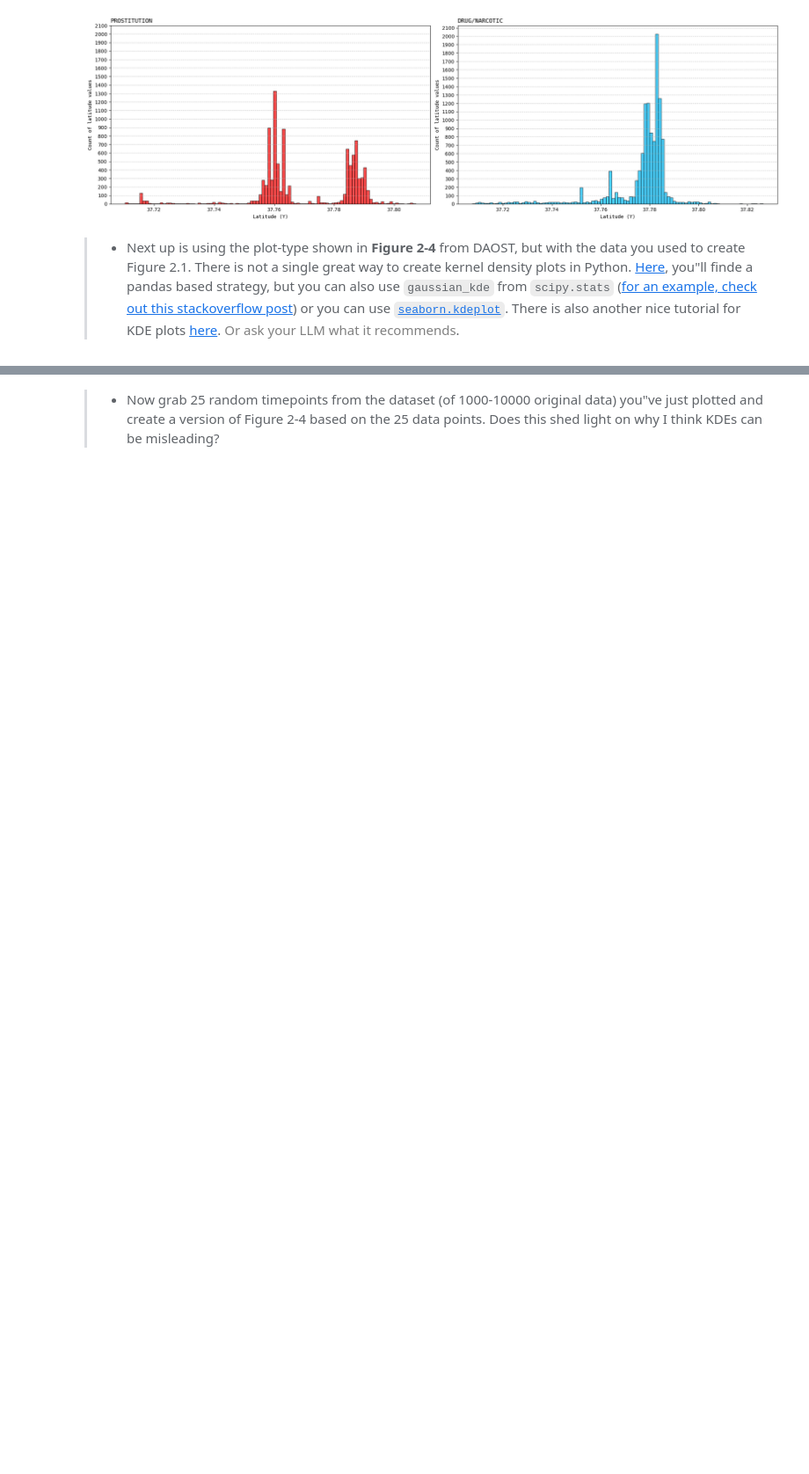
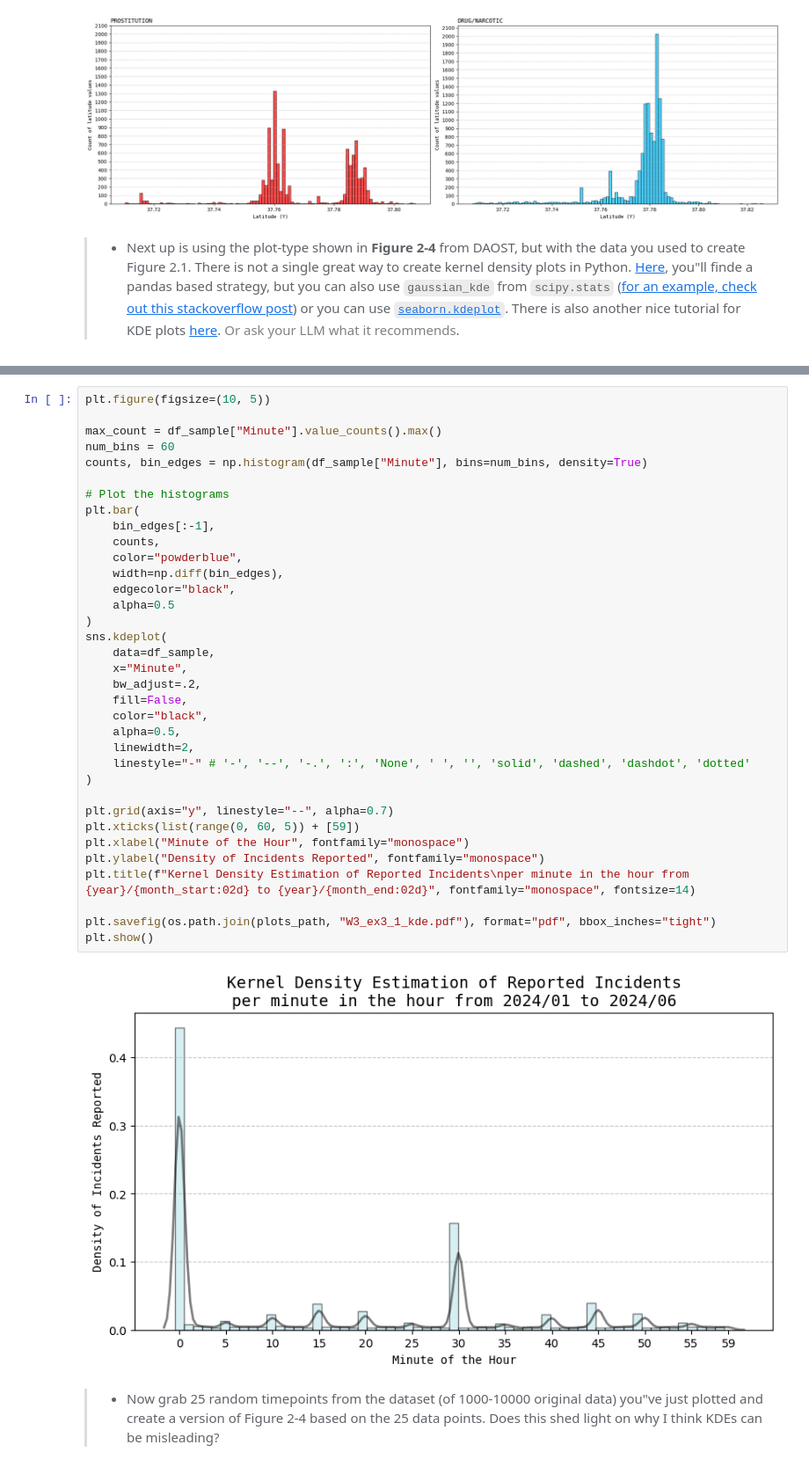
Before and after one commit to AleksandarLukic96/02806_Social_Data, a Jupyter notebook: notebooks/W3_Alek.ipynb, the cells around one changed output, grey strips where cells are left out. Shown at 88% size. Drawn from its saved outputs; the diff is of its cells as text; blank space fills up the shorter version.

```diff
--- a/notebooks/W3_Alek.ipynb
+++ b/notebooks/W3_Alek.ipynb
@@ -325,2 +325,39 @@ sns.kdeplot(data=df_minute, x="Count", bw_adjust=.2)
+# %%
+plt.figure(figsize=(10, 5))
+
+max_count = df_sample["Minute"].value_counts().max()
+num_bins = 60
+counts, bin_edges = np.histogram(df_sample["Minute"], bins=num_bins, density=True)
+
+# Plot the histograms
+plt.bar(
+    bin_edges[:-1],
+    counts,
+    color="powderblue",
+    width=np.diff(bin_edges),
+    edgecolor="black",
+    alpha=0.5
+)
+sns.kdeplot(
+    data=df_sample,
+    x="Minute",
+    bw_adjust=.2,
+    fill=False,
+    color="black",
+    alpha=0.5,
+    linewidth=2,
+    linestyle="-" # '-', '--', '-.', ':', 'None', ' ', '', 'solid', 'dashed', 'dashdot', 'dotted'
+)
+
+plt.grid(axis="y", linestyle="--", alpha=0.7)
+plt.xticks(list(range(0, 60, 5)) + [59])
+plt.xlabel("Minute of the Hour", fontfamily="monospace")
+plt.ylabel("Density of Incidents Reported", fontfamily="monospace")
+plt.title(f"Kernel Density Estimation of Reported Incidents\nper minute in the hour from {year}/{month_start:02d} to {year}/{month_end:02d}", fontfamily="monospace", fontsize=14)
+
+plt.savefig(os.path.join(plots_path, "W3_ex3_1_kde.pdf"), format="pdf", bbox_inches="tight")
+plt.show()
+# %% [output]
+[figure, added]
 # %% [markdown]
 > * Now grab 25 random timepoints from the dataset (of 1000-10000 original data) you"ve just plotted and create a version of Figure 2-4 based on the 25 data points. Does this shed light on why I think KDEs can be misleading?
```
Also changed, not shown: parts of 8 cells of this notebook, 2 other files.
